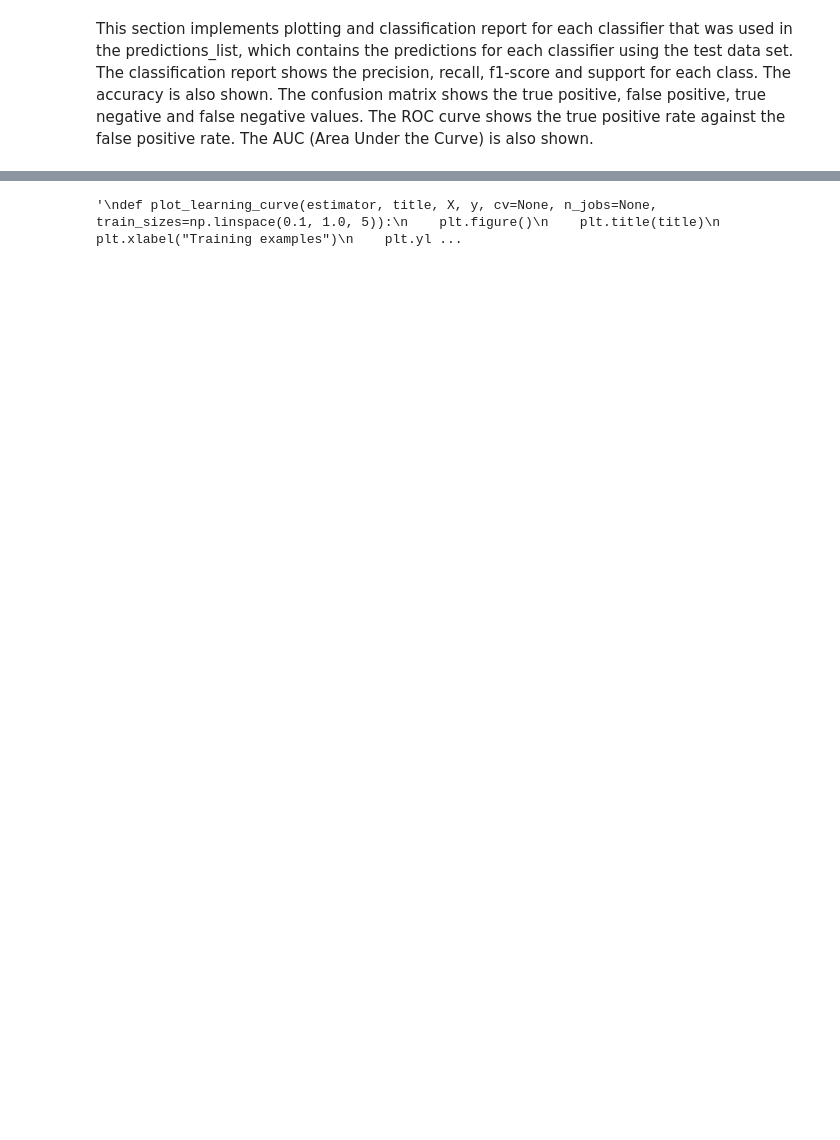
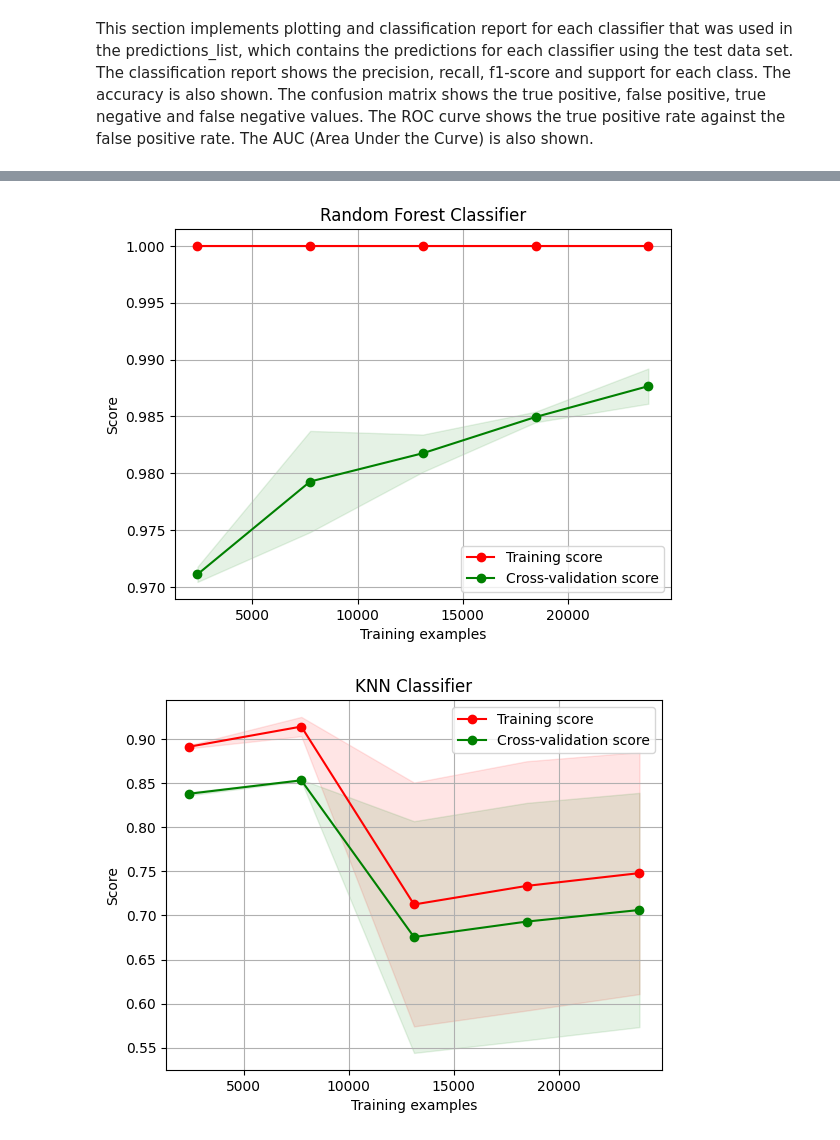
Before and after one commit to SalvatoreCastello/News-Classifier, a Jupyter notebook: main.ipynb, the cells around one changed output, grey strips where cells are left out. Drawn from its saved outputs; the diff is of its cells as text; code cells hidden in the pictures; blank space fills up the shorter version.

```diff
--- a/main.ipynb
+++ b/main.ipynb
@@ -157,6 +158,7 @@ y_pred_randomForest=rf.predict(x_test_cv)
 
 predictions_list.append(y_pred_randomForest)
 classifier_name_list.append("Random Forest Classifier")
+classifiers.append(rf)
 # %%
 # Using KNN Classifier for 5 neighbors
 from sklearn.neighbors import KNeighborsClassifier
@@ -299,31 +304,32 @@ weighted avg       0.99      0.99      0.99      8938
 # %%
 # Function to plot learning curves
 
 def plot_learning_curve(estimator, title, X, y, cv=None, n_jobs=None, train_sizes=np.linspace(0.1, 1.0, 5)):
     plt.figure()
     plt.title(title)
     plt.xlabel("Training examples")
     plt.ylabel("Score")
     train_sizes, train_scores, test_scores = learning_curve(
         estimator, X, y, cv=cv, n_jobs=n_jobs, train_sizes=train_sizes)
     train_scores_mean = np.mean(train_scores, axis=1)
     train_scores_std = np.std(train_scores, axis=1)
     test_scores_mean = np.mean(test_scores, axis=1)
     test_scores_std = np.std(test_scores, axis=1)
     plt.grid()
 
     plt.fill_between(train_sizes, train_scores_mean - train_scores_std,
                      train_scores_mean + train_scores_std, alpha=0.1,
                      color="r")
     plt.fill_between(train_sizes, test_scores_mean - test_scores_std,
                      test_scores_mean + test_scores_std, alpha=0.1,
                      color="g")
     plt.plot(train_sizes, train_scores_mean, 'o-', color="r", label="Training score")
     plt.plot(train_sizes, test_scores_mean, 'o-', color="g", label="Cross-validation score")
     plt.legend(loc="best")
     return plt
 
 for index, y_pred in enumerate(predictions_list):
-    plot_learning_curve(rf, classifier_name_list[index], x_train_cv, y_train, cv=3, n_jobs=-1)
+    plot_learning_curve(classifiers[index], classifier_name_list[index], x_train_cv, y_train, cv=3, n_jobs=-1)
 # %% [output]
-'\ndef plot_learning_curve(estimator, title, X, y, cv=None, n_jobs=None, train_sizes=np.linspace(0.1, 1.0, 5)):\n    plt.figure()\n    plt.title(title)\n    plt.xlabel("Training examples")\n    plt.yl ...
+[figure, added]
+[figure, added]
```
Also changed, not shown: parts of 7 cells of this notebook.
